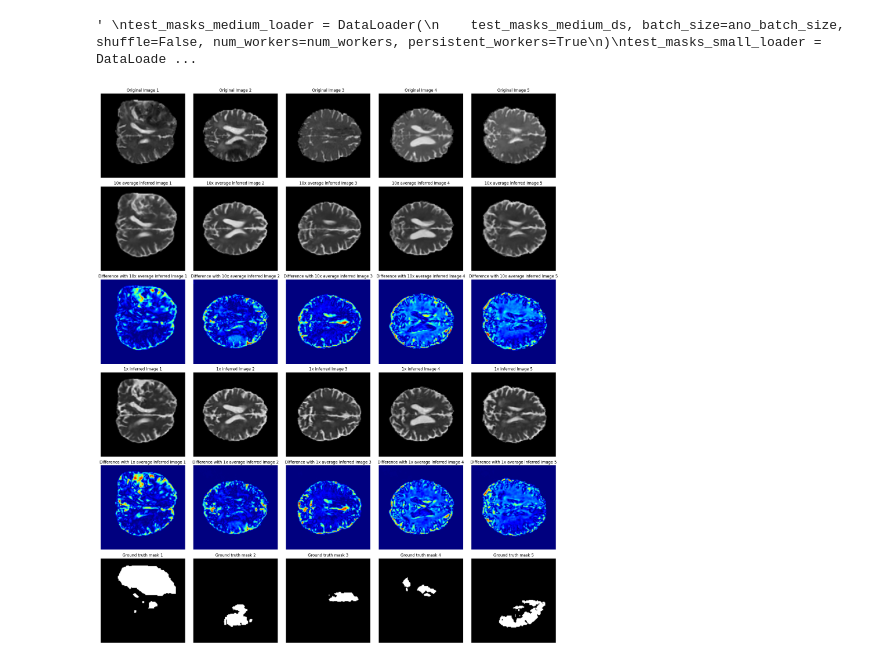
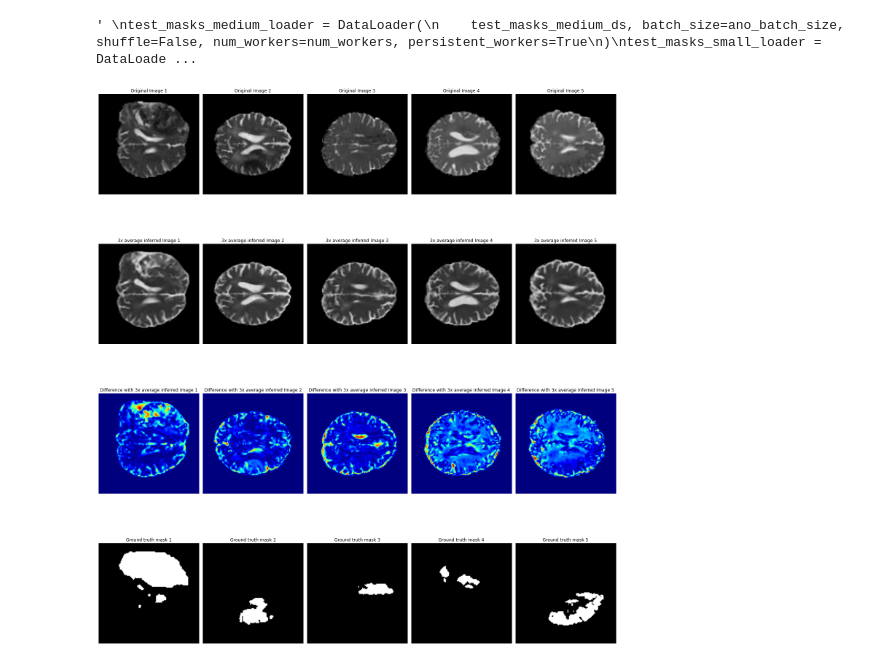
Before and after one commit to theotimefd/AnoDiffExperiments, a Jupyter notebook: experiment_3/exp_3_6_visualize.ipynb, the cells around one changed output. Saved outputs shown, nothing was run; the diff lists cells and outputs as text; code cells hidden in the pictures.

Commit message:
work on reconstruction metrics

```diff
--- a/experiment_3/exp_3_6_visualize.ipynb
+++ b/experiment_3/exp_3_6_visualize.ipynb
@@ -277,0 +328,23 @@ DiffusionModelUNet(
+# %%
+#val_datalist = sorted(val_images_path)
+test_reconstruction_datalist = test_reconstruction_images_path
+
+#test_unhealthy_datalist = test_unhealthy_images_path
+
+batch_size = 32
+num_workers = 4
+# %%
+test_reconstruction_transforms = transforms.Compose(
+    [
+        transforms.LoadImage(),
+        transforms.EnsureChannelFirst(),
+        Get2DSlice(axis=2),
+        transforms.ScaleIntensityRange(a_min=0.0, a_max=4000.0, b_min=0.0, b_max=1.0, clip=True),
+        transforms.ResizeWithPadOrCrop(spatial_size=(IMAGE_SIZE, IMAGE_SIZE)),
+        SetBackgroundToZero()
+    ]
+)
+test_reconstruction_ds = CacheDataset(data=test_reconstruction_datalist, transform=test_reconstruction_transforms)
+test_reconstruction_loader = DataLoader(
+    test_reconstruction_ds, batch_size=batch_size, shuffle=False, num_workers=num_workers, persistent_workers=True
+)
@@ -399,7 +492,7 @@ for i,(image_batch, mask_batch) in enumerate(tqdm(zip(test_anomaly_large_loader,
         # Perform 5 inferences and average the results
         infered_images = []
 
-        for timesteps in [300, 400, 400, 400, 500]: # 100, 200, 300, 400, 500
+        for _ in range(3):
             infered = my_sample(test_images, timesteps=infer_timesteps, progress_bar=False)
             infered_images.append(infered)
 
@@ -407,39 +500,31 @@ for i,(image_batch, mask_batch) in enumerate(tqdm(zip(test_anomaly_large_loader,
         average_infered_image = torch.stack(infered_images, dim=0).mean(dim=0)
 # %%
 # Create a figure with subplots to display images side by side
-fig, axes = plt.subplots(6, 5, figsize=(20, 24))
+fig, axes = plt.subplots(4, 5, figsize=(20, 24))
 
 for idx in range(min(5, test_images.shape[0])):
     # Original test images
     axes[0, idx].imshow(test_images[idx, 0].cpu().numpy(), cmap='gray', vmin=0, vmax=1)
     axes[0, idx].set_title(f'Original Image {idx+1}')
     axes[0, idx].axis('off')
 
     # Average inferred images
     axes[1, idx].imshow(average_infered_image[idx, 0].cpu().numpy(), cmap='gray', vmin=0, vmax=1)
-    axes[1, idx].set_title(f'10x average inferred Image {idx+1}')
+    axes[1, idx].set_title(f'3x average inferred Image {idx+1}')
     axes[1, idx].axis('off')
 
     axes[2, idx].imshow(torch.abs(average_infered_image[idx, 0] - test_images[idx, 0]).cpu().numpy(), cmap='jet')
-    axes[2, idx].set_title(f'Difference with 10x average inferred Image {idx+1}')
+    axes[2, idx].set_title(f'Difference with 3x average inferred Image {idx+1}')
     axes[2, idx].axis('off')
 
-    axes[3, idx].imshow(infered_images[0][idx, 0].cpu().numpy(), cmap='gray', vmin=0, vmax=1)
-    axes[3, idx].set_title(f'1x inferred Image {idx+1}')
+    axes[3, idx].imshow(test_masks[idx, 0].cpu().numpy(), cmap='gray')
+    axes[3, idx].set_title(f'Ground truth mask {idx+1}')
     axes[3, idx].axis('off')
-
-    axes[4, idx].imshow(torch.abs(infered_images[0][idx, 0] - test_images[idx, 0]).cpu().numpy(), cmap='jet')
-    axes[4, idx].set_title(f'Difference with 1x average inferred Image {idx+1}')
-    axes[4, idx].axis('off')
-
-    axes[5, idx].imshow(test_masks[idx, 0].cpu().numpy(), cmap='gray')
-    axes[5, idx].set_title(f'Ground truth mask {idx+1}')
-    axes[5, idx].axis('off')
 
 plt.tight_layout()
 plt.show()
 # %% [output]
-[figure, old version]
+[figure, new version]
 # %%
 def compute(image_loader, mask_loader):
 
```
Also changed, not shown: parts of 8 cells of this notebook, 11 other files.
